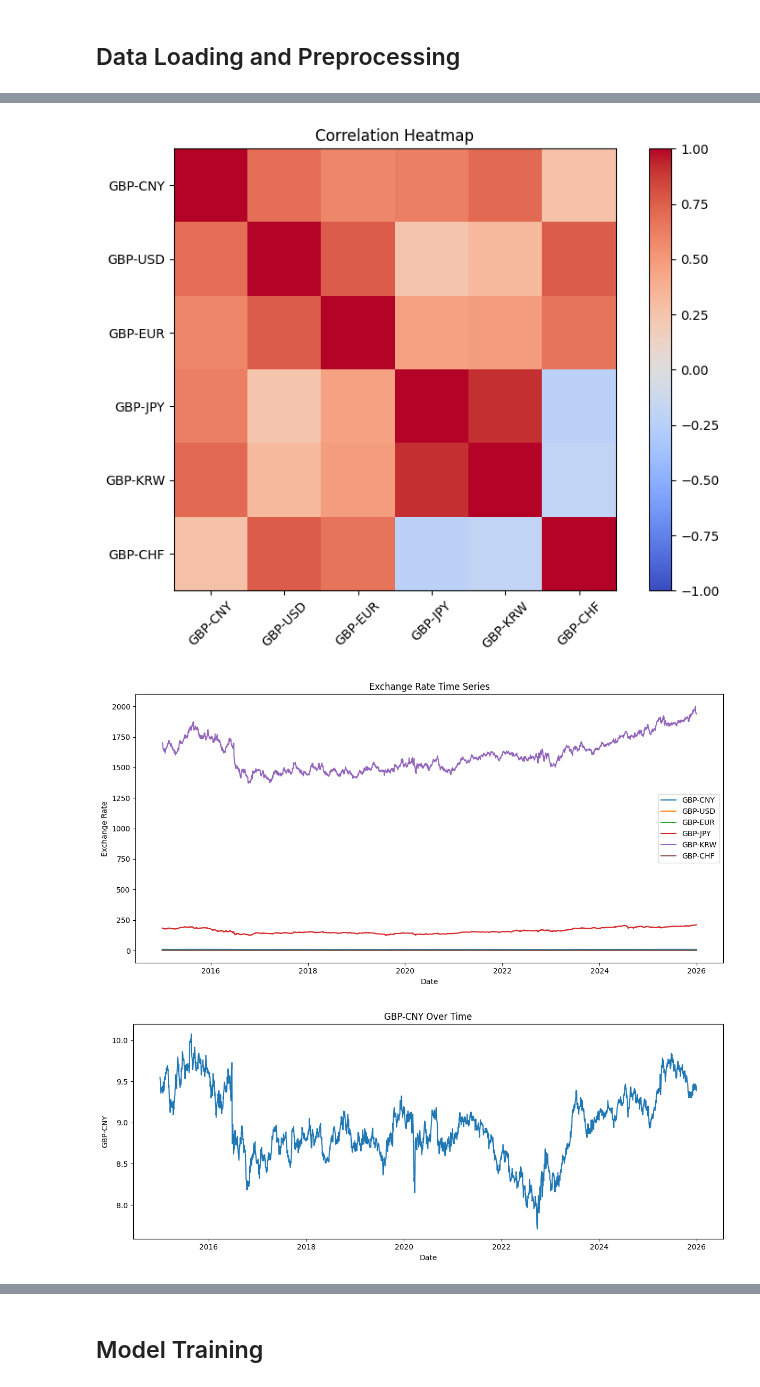
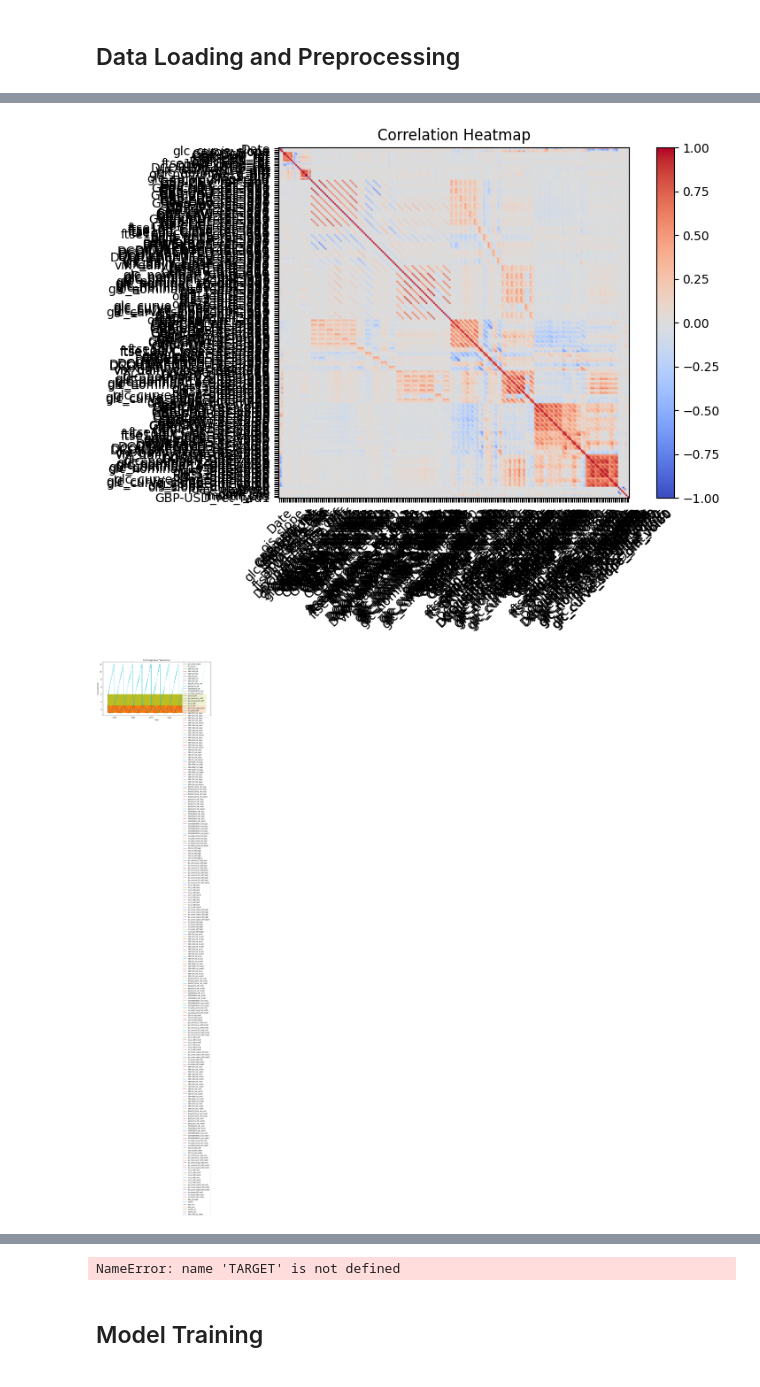
Before and after one commit to freyaxuu/COMP0197-group-project, a Jupyter notebook: notebooks/baseline_pipeline.ipynb, the cells around one changed output, grey strips where cells are left out. Saved outputs shown, nothing was run; the diff lists cells and outputs as text; code cells hidden in the pictures.

```diff
--- a/notebooks/baseline_pipeline.ipynb
+++ b/notebooks/baseline_pipeline.ipynb
@@ -38,20 +96,30 @@ std          1.463528     1.884529     1.780543
 # %%
+# Prepare train/test/windows from the saved CSV
 
-# Assume LSTM model
-X_train, y_train, X_test, y_test, scaler, feature_columns = prepare_fx_data(
-    df,
-    target_col=TARGET,
+results = prepare_sequences_from_csv(
+    csv_path=interim_path,
+    target_col=target_col,
+    timestamp_col="Date",
     test_ratio=0.2,
-    add_returns=True,
-    add_ma=False,
-    add_volatility=False,
-    scale=True,
+    scale_features=True,
+    scale_target=False,
     scaler_type="standard",
-    make_windows=True,
-    lookback=30
+    lookback=30,
+    train_csv_path=PROJECT_ROOT / "data" / "processed" / "train_scaled.csv",
+    test_csv_path=PROJECT_ROOT / "data" / "processed" / "test_scaled.csv",
 )
 
-# feature_columns = [c for c in columns if c != TARGET]
+X_train = results["X_train"]
+y_train = results["y_train"]
+X_test = results["X_test"]
+y_test = results["y_test"]
 
-print(feature_columns)
+train_df = results["train_df"]
+test_df = results["test_df"]
+feature_cols = results["feature_cols"]
+
+print("X_train:", X_train.shape)
+print("y_train:", y_train.shape)
+print("X_test :", X_test.shape)
+print("y_test :", y_test.shape)
 # %% [output]
@@ -78,20 +130,19 @@ std      22.241084   136.585291     0.113182
 # %%
 # visualisations
 
 from fx_forecasting.visualization.plots import (
     plot_all_series,
     plot_target_series,
     plot_histogram,
     plot_boxplot,
     plot_correlation_heatmap
 )
 
-plot_correlation_heatmap(df)
-plot_all_series(df)
-plot_target_series(df, TARGET)
-plot_histogram(df, TARGET)
-plot_boxplot(df, cols=feature_columns[:3])
+plot_correlation_heatmap(interim_df)
+plot_all_series(interim_df, timestamp_col='Date')
+plot_target_series(interim_df, TARGET, timestamp_col='Date')
+plot_histogram(interim_df, TARGET)
+plot_boxplot(interim_df, cols=feature_cols[:3])
 # %% [output]
-[figure, old version]
+[figure, new version]
-[figure, old version]
+[figure, new version]
-[figure, removed]
@@ -100,3 +149,4 @@ plot_boxplot(df, cols=feature_columns[:3])
+NameError: name 'TARGET' is not defined
 # %% [markdown]
 ## Model Training
 # %%
```
Also changed, not shown: parts of 7 cells of this notebook, 9 other files.
